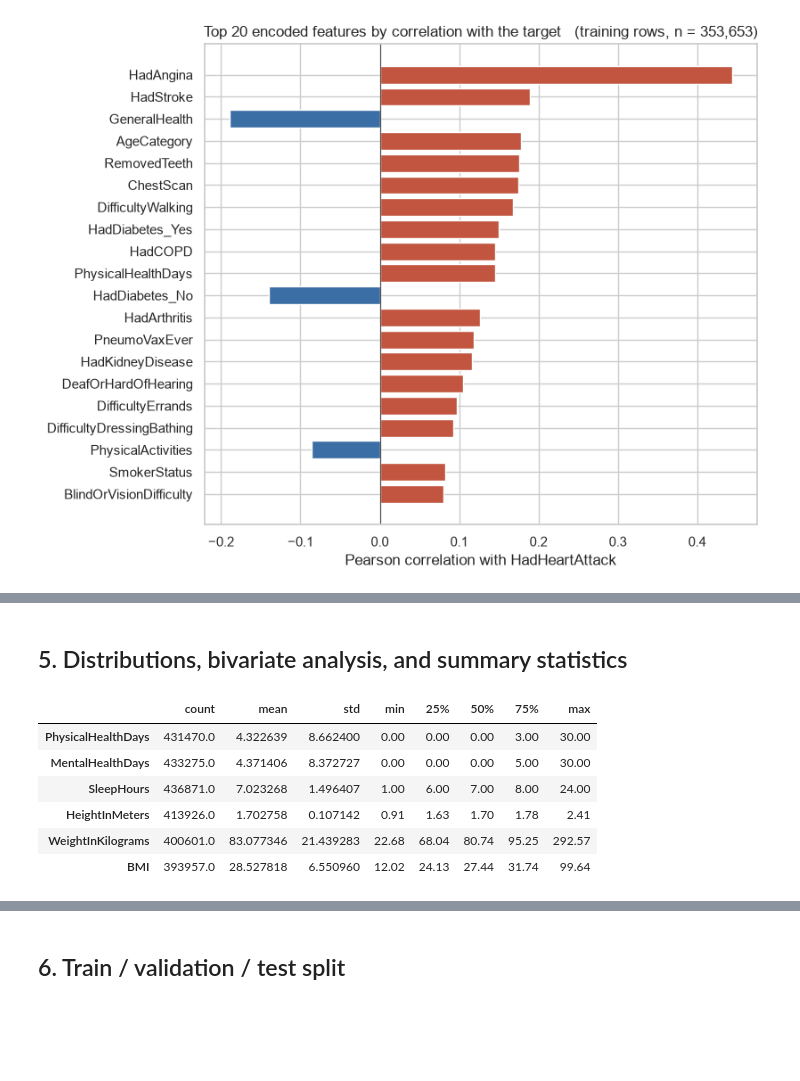
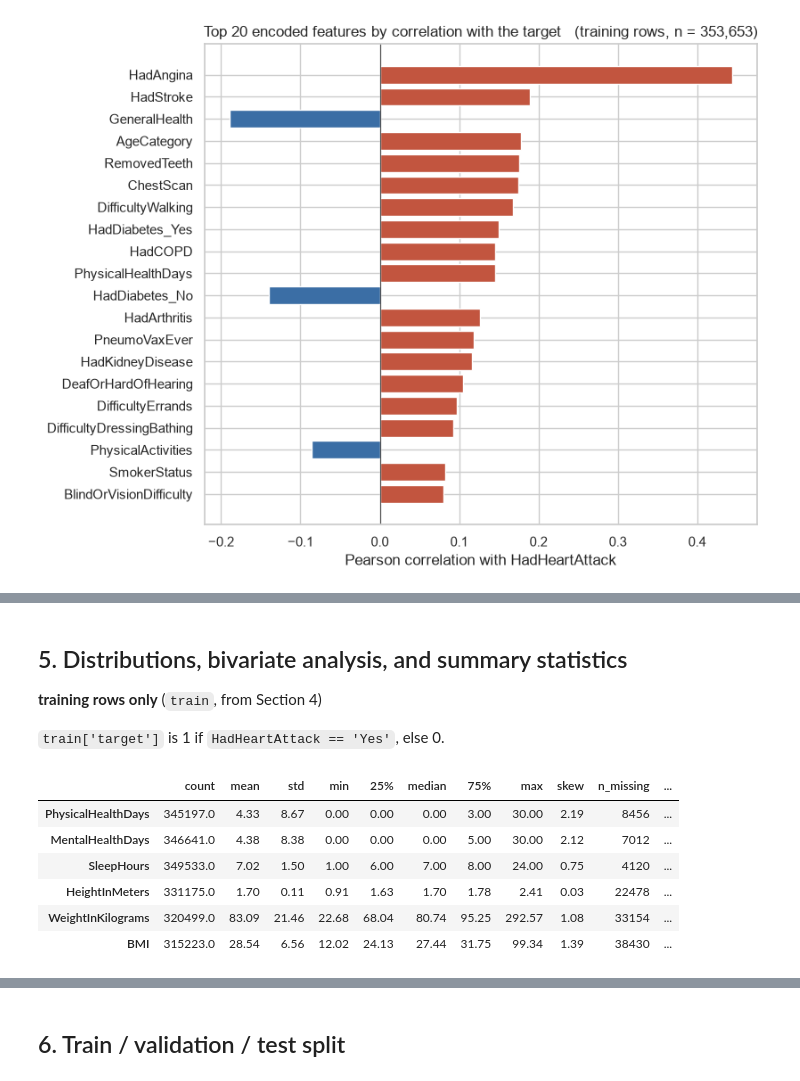
Before and after one commit to Break-Through-Tech/Healthcare-2A-predicting-heart-disease-risk-from-health-survey-indicators, a Jupyter notebook: Notebooks/milestone1_eda_starter.ipynb, the cells around one changed output, grey strips where cells are left out. Drawn from its saved outputs; the diff is of its cells as text; code cells hidden in the pictures; blank space fills up the shorter version.

Commit message:
Add Section 5 EDA: distributions, bivariate analysis, summary stats pt11

```diff
--- a/Notebooks/milestone1_eda_starter.ipynb
+++ b/Notebooks/milestone1_eda_starter.ipynb
@@ -441,13 +441,26 @@ Full correlation matrix: (109, 109)
 [figure]
 # %% [markdown]
 ## 5. Distributions, bivariate analysis, and summary statistics
+**training rows only** (`train`, from Section 4)
+
+`train['target']` is 1 if `HadHeartAttack == 'Yes'`, else 0.
 # %%
 df[numeric_cols].describe().T  # mean, std, min, max, quartiles for every numeric column
+
+# Numeric summary: mean, std, min, quartiles, max (+ median, skew, missingness)
+num_summary = train[numeric_cols].describe().T
+num_summary['median'] = train[numeric_cols].median()
+num_summary['skew'] = train[numeric_cols].skew()
+num_summary['n_missing'] = train[numeric_cols].isna().sum()
+num_summary['pct_missing'] = (train[numeric_cols].isna().mean() * 100).round(2)
+
+display(num_summary[['count', 'mean', 'std', 'min', '25%', 'median', '75%', 'max',
+                     'skew', 'n_missing', 'pct_missing']].round(2))
 # %% [output]
-|  | count | mean | std | min | 25% | 50% | 75% | max |
-| PhysicalHealthDays | 431470.0 | 4.322639 | 8.662400 | 0.00 | 0.00 | 0.00 | 3.00 | 30.00 |
-| MentalHealthDays | 433275.0 | 4.371406 | 8.372727 | 0.00 | 0.00 | 0.00 | 5.00 | 30.00 |
-| SleepHours | 436871.0 | 7.023268 | 1.496407 | 1.00 | 6.00 | 7.00 | 8.00 | 24.00 |
-| HeightInMeters | 413926.0 | 1.702758 | 0.107142 | 0.91 | 1.63 | 1.70 | 1.78 | 2.41 |
-| WeightInKilograms | 400601.0 | 83.077346 | 21.439283 | 22.68 | 68.04 | 80.74 | 95.25 | 292.57 |
-| BMI | 393957.0 | 28.527818 | 6.550960 | 12.02 | 24.13 | 27.44 | 31.74 | 99.64 |
+|  | count | mean | std | min | 25% | median | 75% | max | skew | n_missing | ... |
+| PhysicalHealthDays | 345197.0 | 4.33 | 8.67 | 0.00 | 0.00 | 0.00 | 3.00 | 30.00 | 2.19 | 8456 | ... |
+| MentalHealthDays | 346641.0 | 4.38 | 8.38 | 0.00 | 0.00 | 0.00 | 5.00 | 30.00 | 2.12 | 7012 | ... |
+| SleepHours | 349533.0 | 7.02 | 1.50 | 1.00 | 6.00 | 7.00 | 8.00 | 24.00 | 0.75 | 4120 | ... |
+| HeightInMeters | 331175.0 | 1.70 | 0.11 | 0.91 | 1.63 | 1.70 | 1.78 | 2.41 | 0.03 | 22478 | ... |
+| WeightInKilograms | 320499.0 | 83.09 | 21.46 | 22.68 | 68.04 | 80.74 | 95.25 | 292.57 | 1.08 | 33154 | ... |
+| BMI | 315223.0 | 28.54 | 6.56 | 12.02 | 24.13 | 27.44 | 31.75 | 99.34 | 1.39 | 38430 | ... |
```
Also changed, not shown: parts of 8 cells of this notebook.
